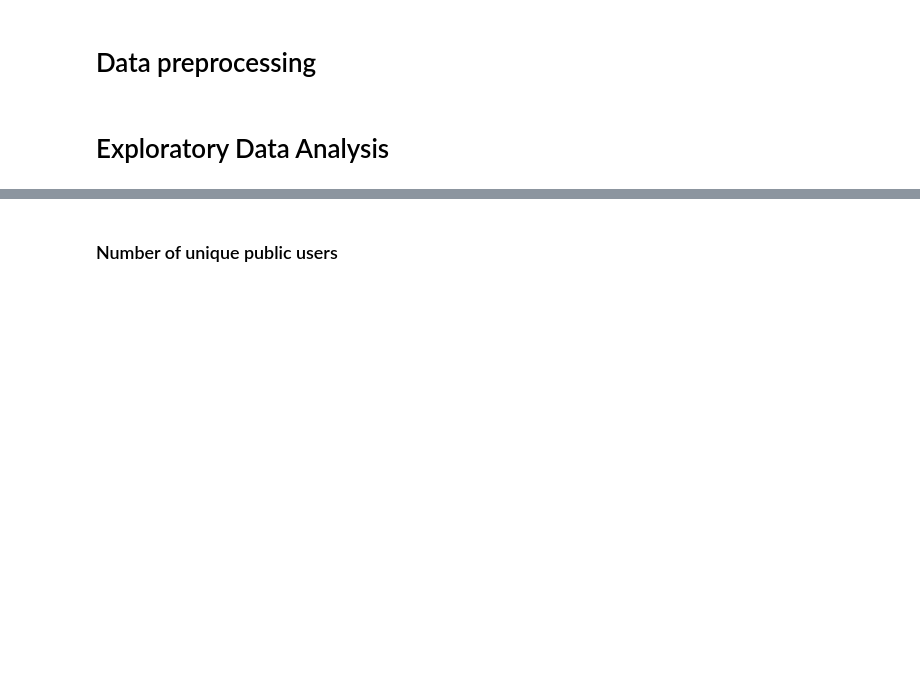
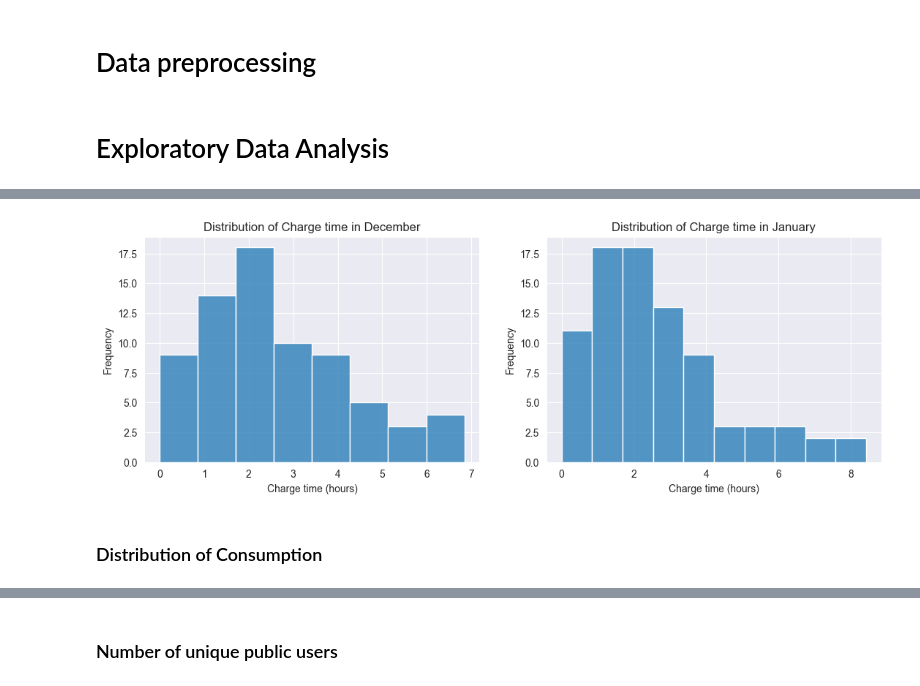
Before and after one commit to Omotayewo/EV-charging-analysis, a Jupyter notebook: Notebooks/Analysis of Electric Vehicle Charging Transactions (Users).ipynb, the cells around one changed output, grey strips where cells are left out. Saved outputs shown, nothing was run; the diff lists cells and outputs as text; code cells hidden in the pictures; blank space fills up the shorter version.

```diff
--- a/Notebooks/Analysis of Electric Vehicle Charging Transactions (Users).ipynb
+++ b/Notebooks/Analysis of Electric Vehicle Charging Transactions (Users).ipynb
@@ -633,0 +340,30 @@ plt.show()
+# %%
+fig, ax = plt.subplots(1, 2, figsize=(13, 4))
+
+# December
+sns.histplot(
+    data=user_data_december,
+    x='Charge time',
+    ax=ax[0]
+)
+ax[0].set_title('Distribution of Charge time in December')
+ax[0].set_ylabel('Frequency')
+ax[0].set_xlabel('Charge time (hours)')
+
+# January
+sns.histplot(
+    data=user_data_january,
+    x='Charge time',
+    ax=ax[1]
+)
+ax[1].set_title('Distribution of Charge time in January')
+ax[1].set_ylabel('Frequency')
+ax[1].set_xlabel('Charge time (hours)')
+
+# Save figure
+plt.savefig('../Images/Public/Redo/charge-time-distribution-2', bbox_inches='tight')
+plt.show()
+# %% [output]
+[figure, added]
+# %% [markdown]
+### Distribution of Consumption
```
Also changed, not shown: parts of 107 cells of this notebook, 10 other files.
